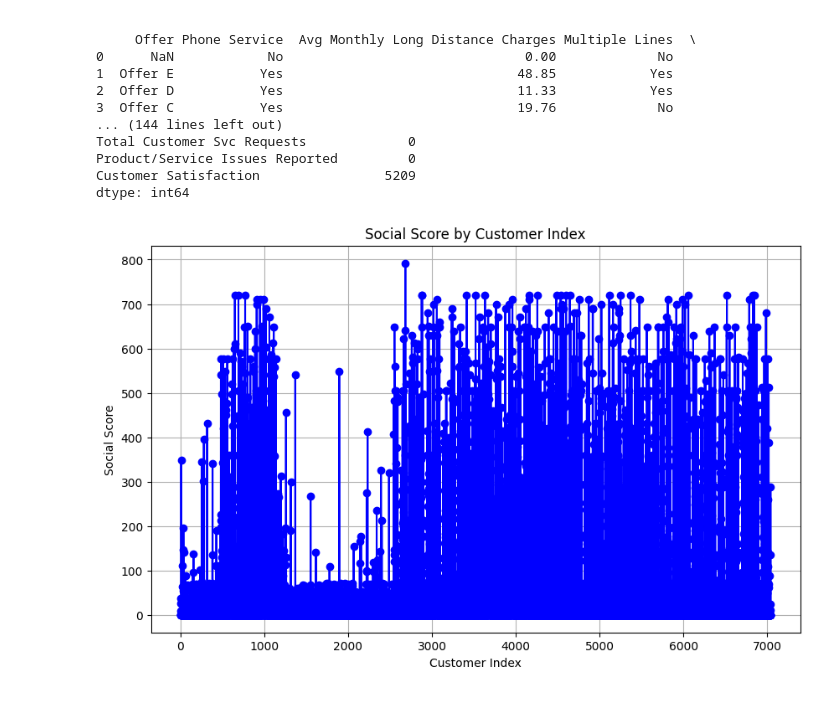
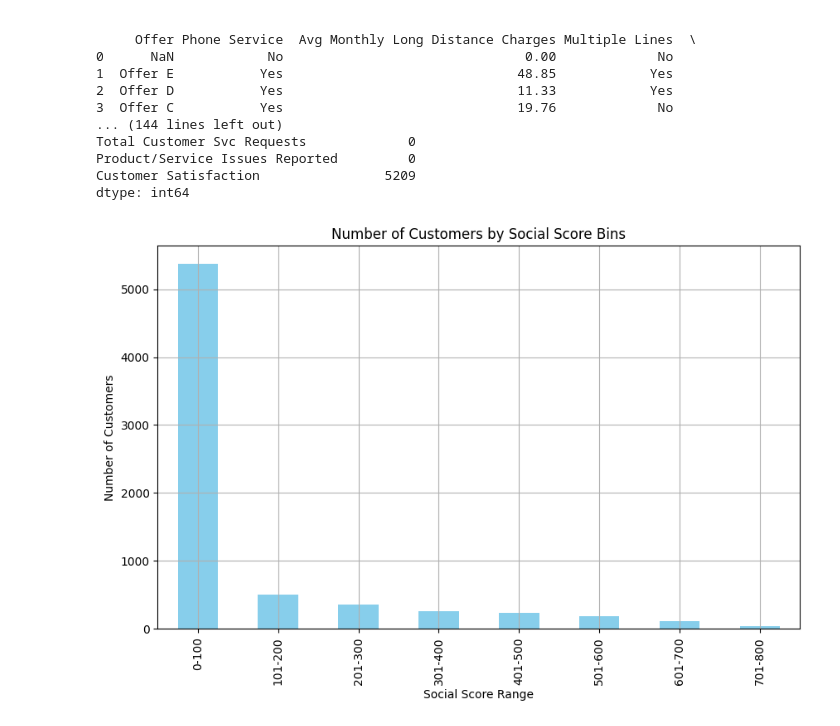
Before and after one commit to NathanUsw/churn, a Jupyter notebook: Churn_telco.ipynb, the cells around one changed output. Cells and saved outputs as stored; diff of their text form; code cells hidden in the pictures.

```diff
--- a/Churn_telco.ipynb
+++ b/Churn_telco.ipynb
@@ -43,20 +43,28 @@ Product/Service Issues Reported         0
 Customer Satisfaction                5209
 dtype: int64
 # %%
-# Extract relevant columns
-referrals = df['Number of Referrals']
-tenure = df['Tenure in Months']
+# Calculate social score based on Number of Referrals and Tenure in Months
+df['social_score'] = df['Number of Referrals'] * df['Tenure in Months']
-# %%
-# Create the social_score column
-df['social_score'] = referrals * tenure
+# %%
+# Define bins for social scores (0-100, 101-200, 201-300, etc.)
+bins = [0, 100, 200, 300, 400, 500, 600, 700, 800]
+
+# Create labels for each bin
+labels = ['0-100', '101-200', '201-300', '301-400', '401-500', '501-600', '601-700', '701-800']
+
+# Cut the social score into bins
+df['binned_score'] = pd.cut(df['social_score'], bins=bins, labels=labels, include_lowest=True)
+
+# Group by the binned score and count the number of customers in each bin
+grouped = df.groupby('binned_score').size()
 # %%
-# Plot the social score
+# Plot the number of customers per social score bin
 plt.figure(figsize=(10, 6))
-plt.plot(df.index, df['social_score'], marker='o', linestyle='-', color='b')
-plt.title('Social Score by Customer Index')
-plt.xlabel('Customer Index')
-plt.ylabel('Social Score')
+grouped.plot(kind='bar', color='skyblue')
+plt.title('Number of Customers by Social Score Bins')
+plt.xlabel('Social Score Range')
+plt.ylabel('Number of Customers')
 plt.grid(True)
 plt.show()
 # %% [output]
-[figure, old version]
+[figure, new version]
```
